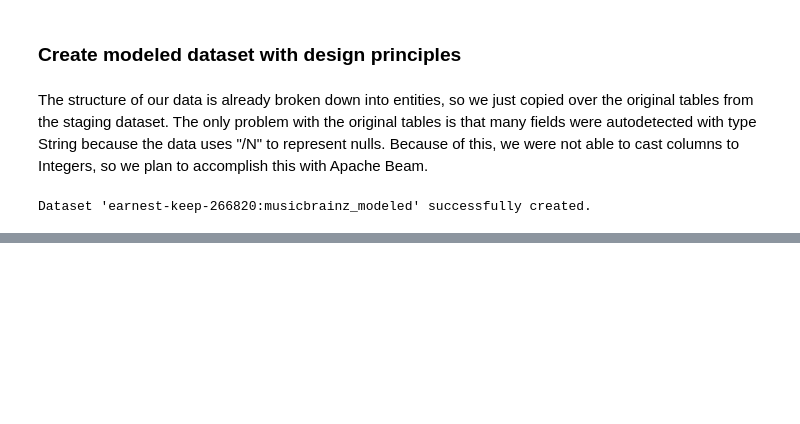
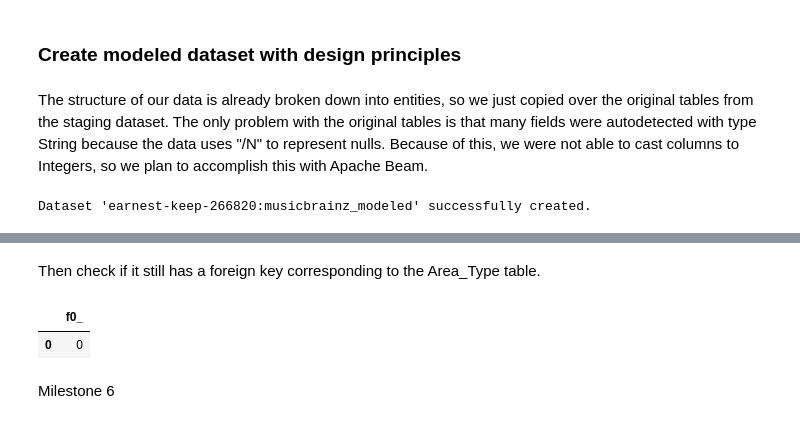
Before and after one commit to eiler-s/musicDatabase, a Jupyter notebook: musicbrainz_modeled.ipynb, the cells around one changed output, grey strips where cells are left out. Cells and saved outputs as stored; diff of their text form; code cells hidden in the pictures; blank space fills up the shorter version.

```diff
--- a/musicbrainz_modeled.ipynb
+++ b/musicbrainz_modeled.ipynb
@@ -70,0 +201,13 @@ select * from musicbrainz_staging.Work
+# %% [markdown]
+Then check if it still has a foreign key corresponding to the Area_Type table.
+# %%
+%%bigquery
+select count(*) from musicbrainz_modeled.Area_Type as aty
+right join musicbrainz_modeled.Area_Beam as ab
+on cast(aty.area_type_id as INT64) = ab.area_type
+where aty.area_type_id is null
+# %% [output]
+|  | f0_ |
+| 0 | 0 |
+# %% [markdown]
+<font size = "40">Milestone 6</font>
```
Also changed, not shown: parts of 124 cells of this notebook, 1 other file.
